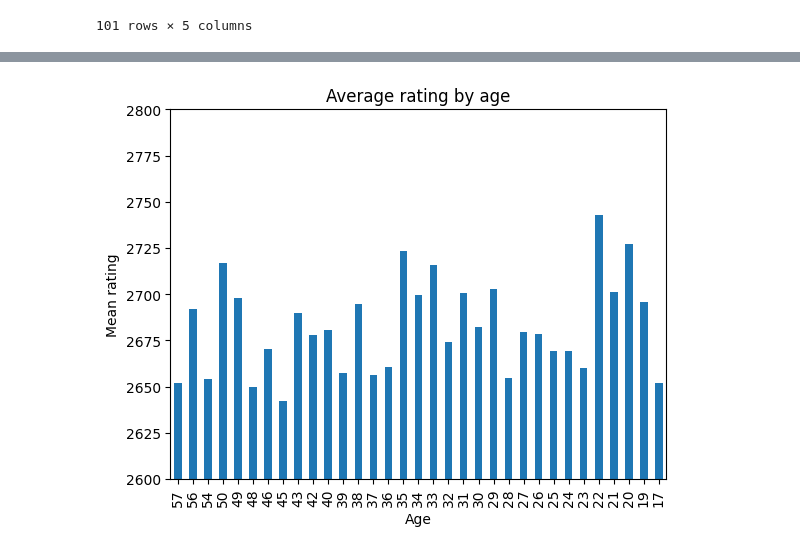
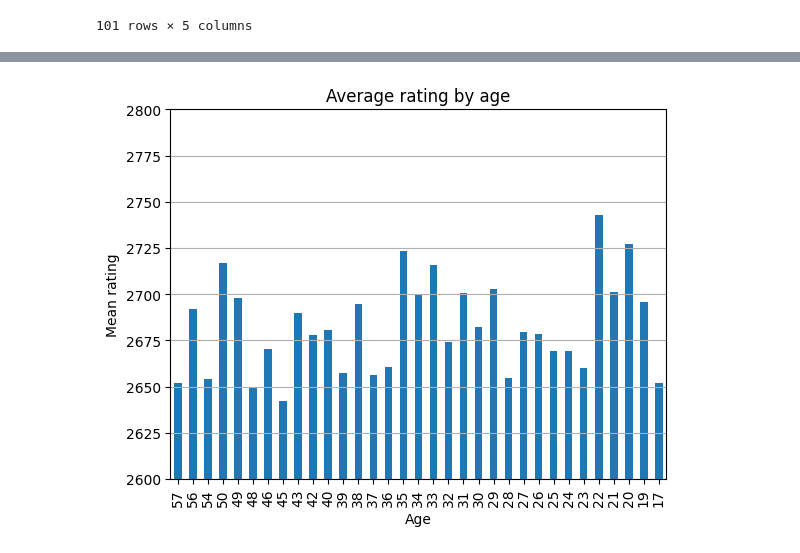
Before and after one commit to Urgith/data_science, a Jupyter notebook: scraping/fide_chess/data_plotting.ipynb, the cells around one changed output, grey strips where cells are left out. Cells and saved outputs as stored; diff of their text form; code cells hidden in the pictures.

```diff
--- a/scraping/fide_chess/data_plotting.ipynb
+++ b/scraping/fide_chess/data_plotting.ipynb
@@ -39,10 +41,11 @@ grouped.index = 2025 - grouped.index
 # %%
 grouped.plot.bar()
 plt.ylim([2600, 2800])
 plt.title('Average rating by age')
 plt.ylabel('Mean rating')
 plt.xlabel('Age')
 
+plt.grid(axis='y')
 plt.show()
 # %% [output]
-[figure, old version]
+[figure, new version]
```
Also changed, not shown: parts of 2 cells of this notebook, 2 other files.
